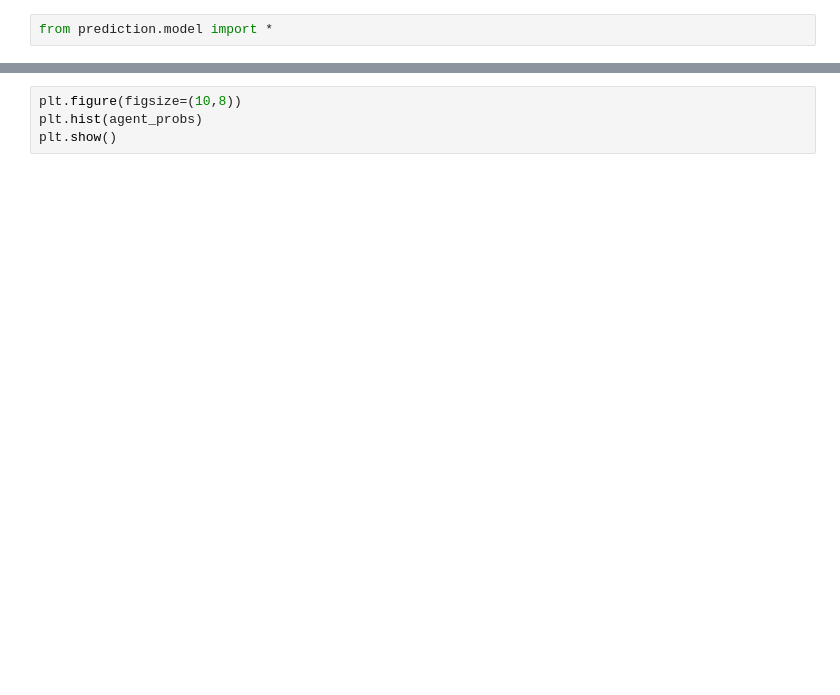
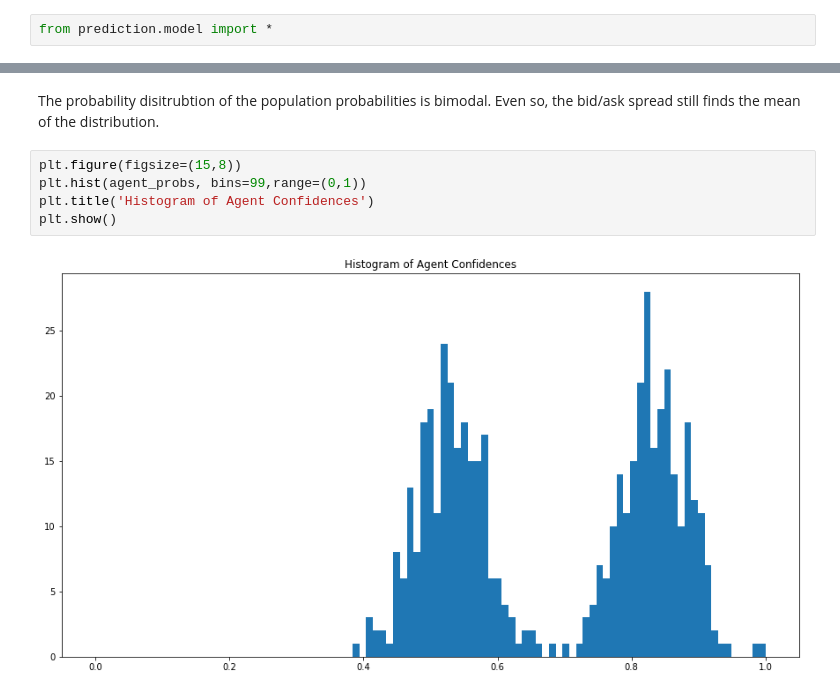
Before and after one commit to bhaney/PredictionMarkets, a Jupyter notebook: PredictionMarkets.ipynb, the cells around one changed output, grey strips where cells are left out. Drawn from its saved outputs; the diff is of its cells as text; blank space fills up the shorter version.

```diff
--- a/PredictionMarkets.ipynb
+++ b/PredictionMarkets.ipynb
@@ -26,4 +64,9 @@ plt.show()
+# %% [markdown]
+The probability disitrubtion of the population probabilities is bimodal. Even so, the bid/ask spread still finds the mean of the distribution.
 # %%
-plt.figure(figsize=(10,8))
-plt.hist(agent_probs)
+plt.figure(figsize=(15,8))
+plt.hist(agent_probs, bins=99,range=(0,1))
+plt.title('Histogram of Agent Confidences')
 plt.show()
+# %% [output]
+[figure, added]
```
Also changed, not shown: parts of 11 cells of this notebook, 2 other files.
